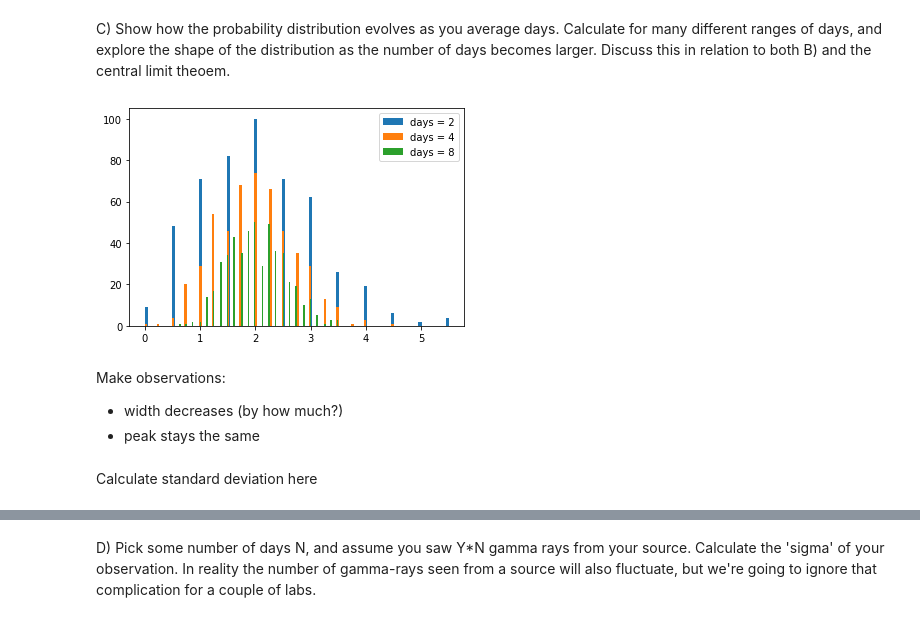
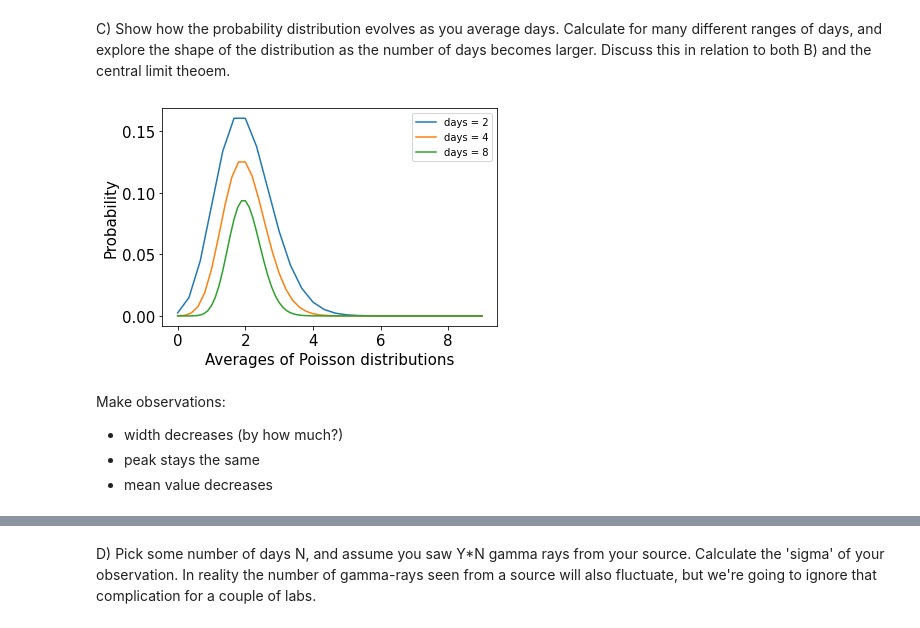
Before and after one commit to jenniv27/phys434, a Jupyter notebook: Labs/Lab2.ipynb, the cells around one changed output, grey strips where cells are left out. Cells and saved outputs as stored; diff of their text form; code cells hidden in the pictures.

```diff
--- a/Labs/Lab2.ipynb
+++ b/Labs/Lab2.ipynb
@@ -79,15 +79,6 @@ plt.show()
 # %%
 # Plot on a semi-log graph to see the distribution shape
-conv_poisson = y
-for i in range (0, 5):
-    conv_poisson = np.convolve(conv_poisson, y)
-
-size = len(conv_poisson)
-x_values = []
-for i in range (0, size):
-    x_values.append(i)
-
-plt.plot(x_values, conv_poisson, label = f'n = {5}')
+plt.plot(x_values5, conv_prob5, label = f'n = {5}')
 plt.yscale('log')
 plt.show()
 # %% [output]
@@ -97,29 +88,33 @@ Observations and explanation.
 # %% [markdown]
 C) Show how the probability distribution evolves as you average days. Calculate for many different ranges of days, and explore the shape of the distribution as the number of days becomes larger. Discuss this in relation to both B) and the central limit theoem.
 # %%
-fig, ax = plt.subplots(1,1)
+def avg_dist(n, p):
+    x_values, conv_prob = convolve(n, p)
 
-# average day calculation
-def avg_dist(days):
-    x = []
-    for i in range (0, 500):
-        sum = 0
-        for j in range (0, days):
-            sum += stats.poisson.rvs(avg_bg)
-        x.append(sum/days) #appends the average poisson-distributed value
-    #print(f'x = {x}')
+    size = len(conv_prob)
+    x_avg = []
+    for i in range (0, size):
+        x_avg.append(x_values[i]/(n+1))
 
-    plt.hist(x, 100, label = f'days = {days}')
-    plt.legend()
+    return x_avg, conv_prob
 
-avg_dist(2)
-avg_dist(4)
-avg_dist(8)
+x_avg2, conv_prob2 = avg_dist(2, y_poisson)
+x_avg4, conv_prob4 = avg_dist(4, y_poisson)
+x_avg8, conv_prob8 = avg_dist(8, y_poisson)
+
+plt.plot(x_avg2, conv_prob2, '-', label = f'days = 2')
+plt.plot(x_avg4, conv_prob4, '-', label = f'days = 4')
+plt.plot(x_avg8, conv_prob8, '-', label = f'days = 8')
+
+plt.tick_params(labelsize = 15)
+plt.xlabel('Averages of Poisson distributions', fontsize = 15)
+plt.ylabel('Probability', fontsize = 15)
+plt.legend()
+plt.show()
 # %% [output]
-[figure, old version]
+[figure, new version]
 # %% [markdown]
 Make observations:
 - width decreases (by how much?)
 - peak stays the same
+- mean value decreases
-# %% [markdown]
-Calculate standard deviation here
```
Also changed, not shown: parts of 20 cells of this notebook.
